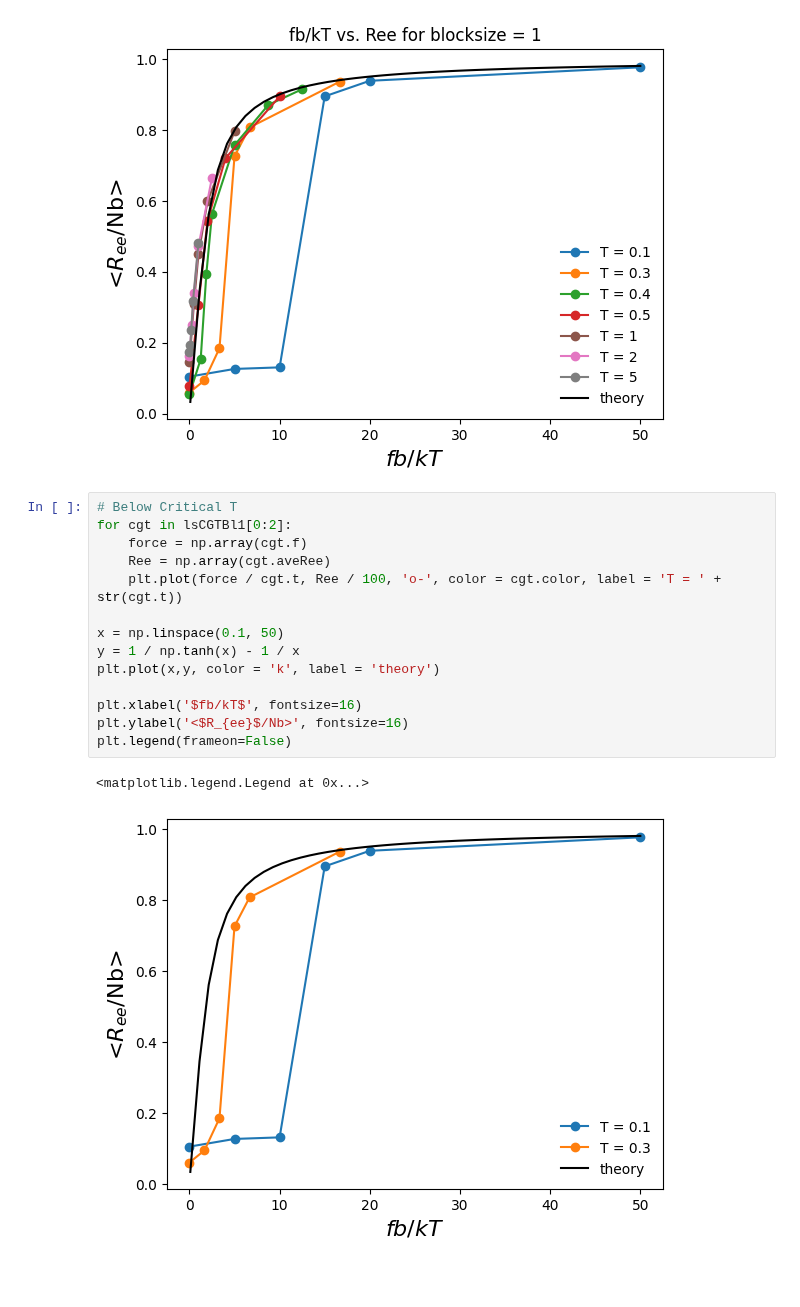
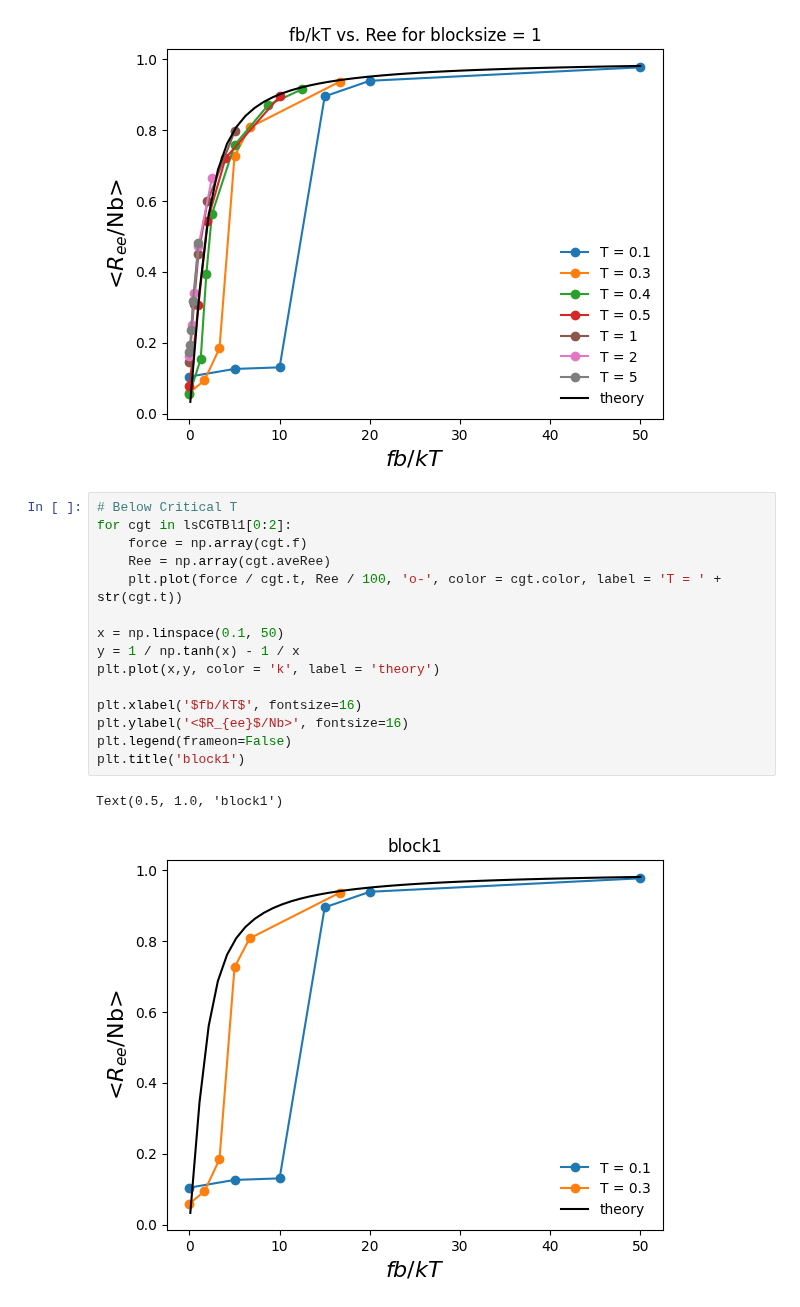
Before and after one commit to VagrantHyp/Code, a Jupyter notebook: Block1.ipynb, the cells around one changed output. Drawn from its saved outputs; the diff is of its cells as text; blank space fills up the shorter version.

Commit message:
Added title

```diff
--- a/Block1.ipynb
+++ b/Block1.ipynb
@@ -266,17 +266,18 @@ plt.savefig('../Data/Block1/Figures/Fbkt vs Ree')
 # %%
 # Below Critical T
 for cgt in lsCGTBl1[0:2]:
     force = np.array(cgt.f)
     Ree = np.array(cgt.aveRee)
     plt.plot(force / cgt.t, Ree / 100, 'o-', color = cgt.color, label = 'T = ' + str(cgt.t))
 
 x = np.linspace(0.1, 50)
 y = 1 / np.tanh(x) - 1 / x
 plt.plot(x,y, color = 'k', label = 'theory')
 
 plt.xlabel('$fb/kT$', fontsize=16)
 plt.ylabel('<$R_{ee}$/Nb>', fontsize=16)
 plt.legend(frameon=False)
+plt.title('block1')
 # %% [output]
-<matplotlib.legend.Legend at 0x...>
+Text(0.5, 1.0, 'block1')
-[figure, old version]
+[figure, new version]
```
Also changed, not shown: 2 other files.
